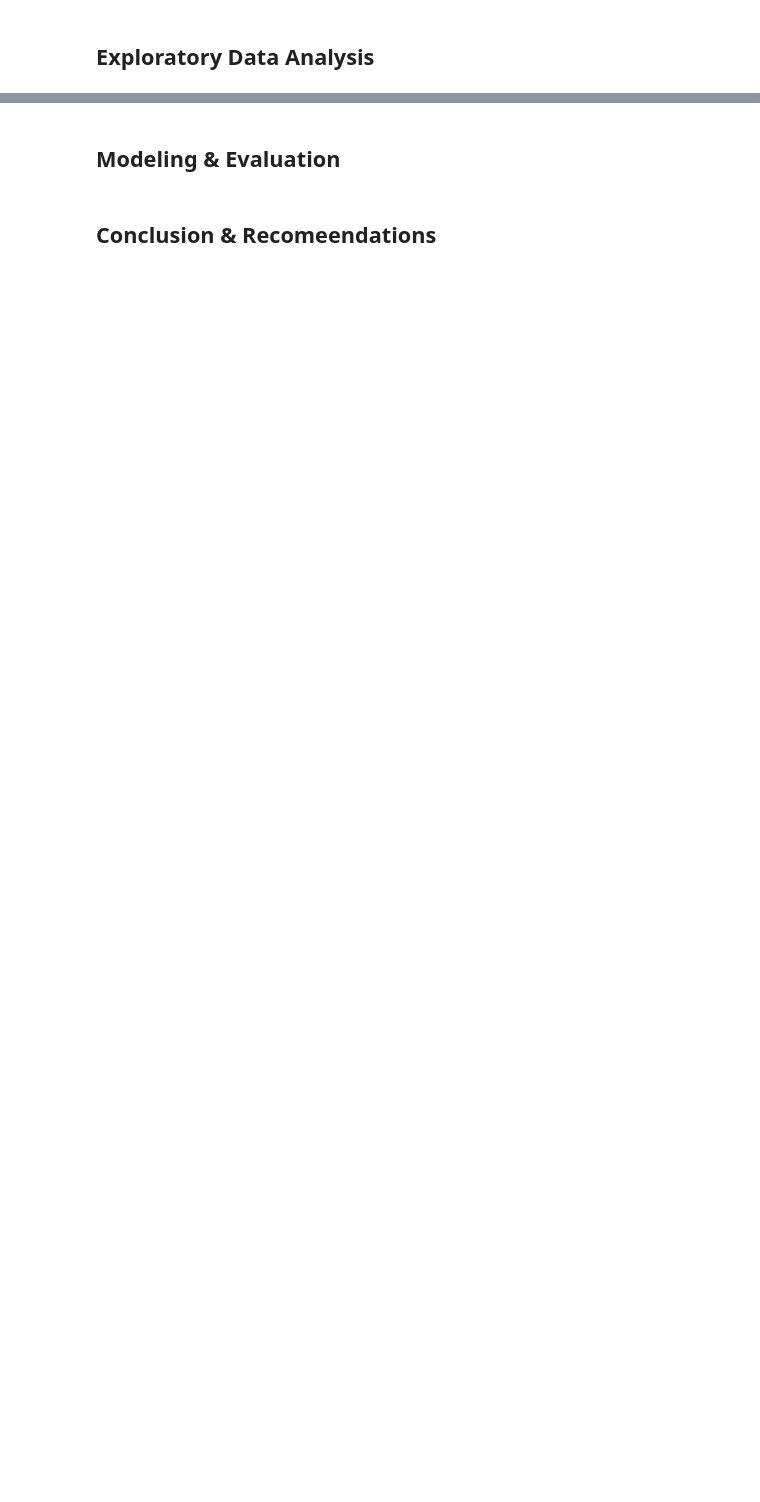
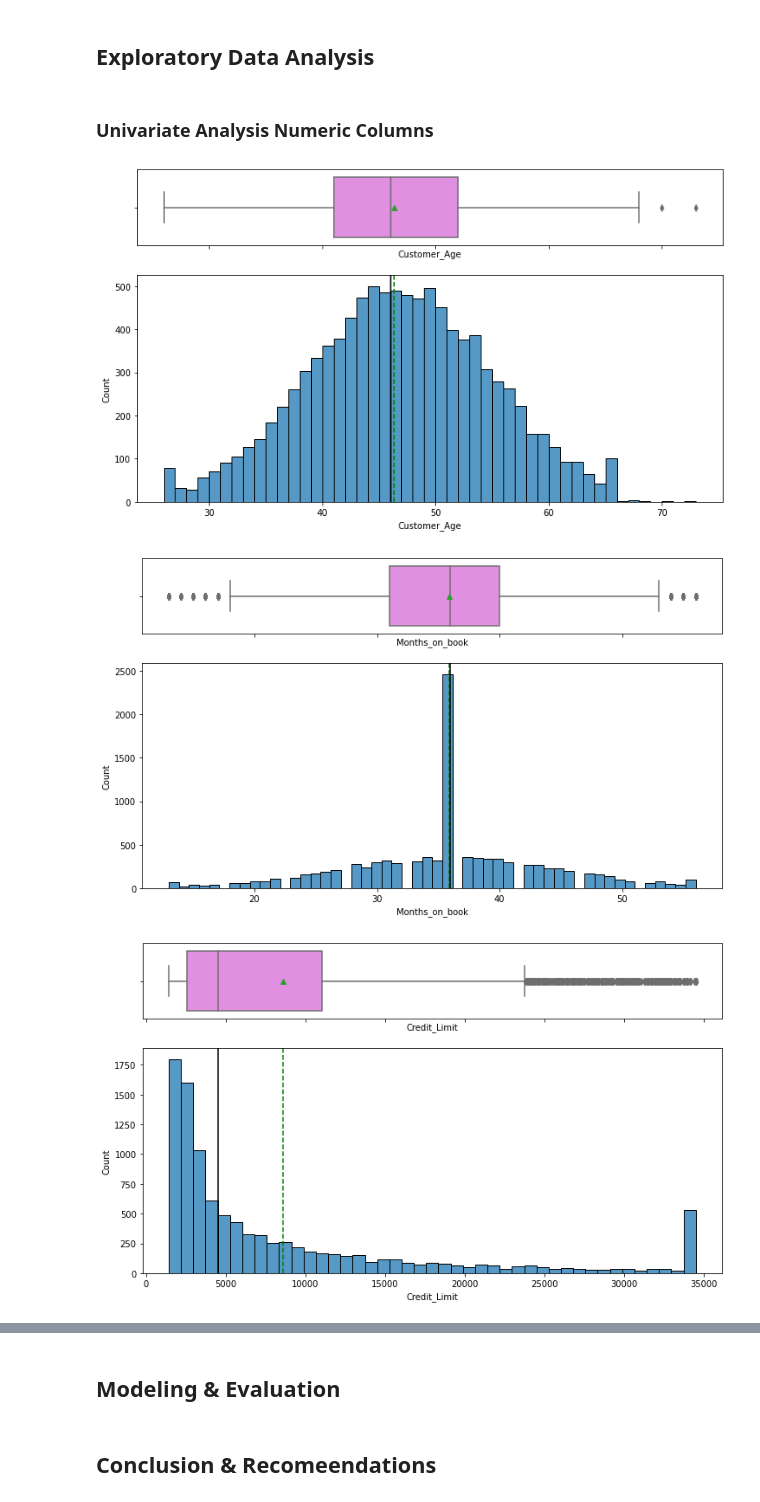
Before and after one commit to cfreeman22/CreditCardChurnPrediction, a Jupyter notebook: CreditCardUsersChurnPrediction.ipynb, the cells around one changed output, grey strips where cells are left out. Cells and saved outputs as stored; diff of their text form; code cells hidden in the pictures; blank space fills up the shorter version.

```diff
--- a/CreditCardUsersChurnPrediction.ipynb
+++ b/CreditCardUsersChurnPrediction.ipynb
@@ -271,0 +276,14 @@ Name: Avg_Utilization_Ratio, Length: 964, dtype: int64
+# %%
+# enrollee_id is unique for each candidate and might not add value to modeling
+df.drop(["CLIENTNUM"], axis=1, inplace=True)
+# %%
+cat_var = ['Attrition_Flag', 'Education_Level', 'Card_Category', 'Total_Relationship_Count', 'Marital_Status', 'Months_Inactive_12_mon', 'Contacts_Count_12_mon',
+          'Gender','Income_Category','Dependent_count']
+cat_var2 = ['Education_Level', 'Card_Category', 'Total_Relationship_Count', 'Marital_Status', 'Months_Inactive_12_mon', 'Contacts_Count_12_mon',
+          'Gender','Income_Category','Dependent_count']
+target = 'Attrition_Flag'
+quant_var = ['Customer_Age', 'Months_on_book','Credit_Limit','Total_Revolving_Bal','Avg_Open_To_Buy',
+             'Total_Trans_Amt','Total_Trans_Ct','Total_Ct_Chng_Q4_Q1','Total_Amt_Chng_Q4_Q1','Avg_Utilization_Ratio']
+# %%
+for x in cat_var:
+  df[x] = df[x].astype('category')
@@ -272,2 +310,11 @@ Name: Avg_Utilization_Ratio, Length: 964, dtype: int64
 # %% [markdown]
 ## Exploratory Data Analysis
+# %% [markdown]
+### Univariate Analysis Numeric Columns
+# %%
+for x in quant_var:
+    wrangle.histogram_boxplot(df, x) #Analysing numeric variables using our predefined module stored in the wrangle file
+# %% [output]
+[figure, added]
+[figure, added]
+[figure, added]
```
Also changed, not shown: parts of 13 cells of this notebook.
